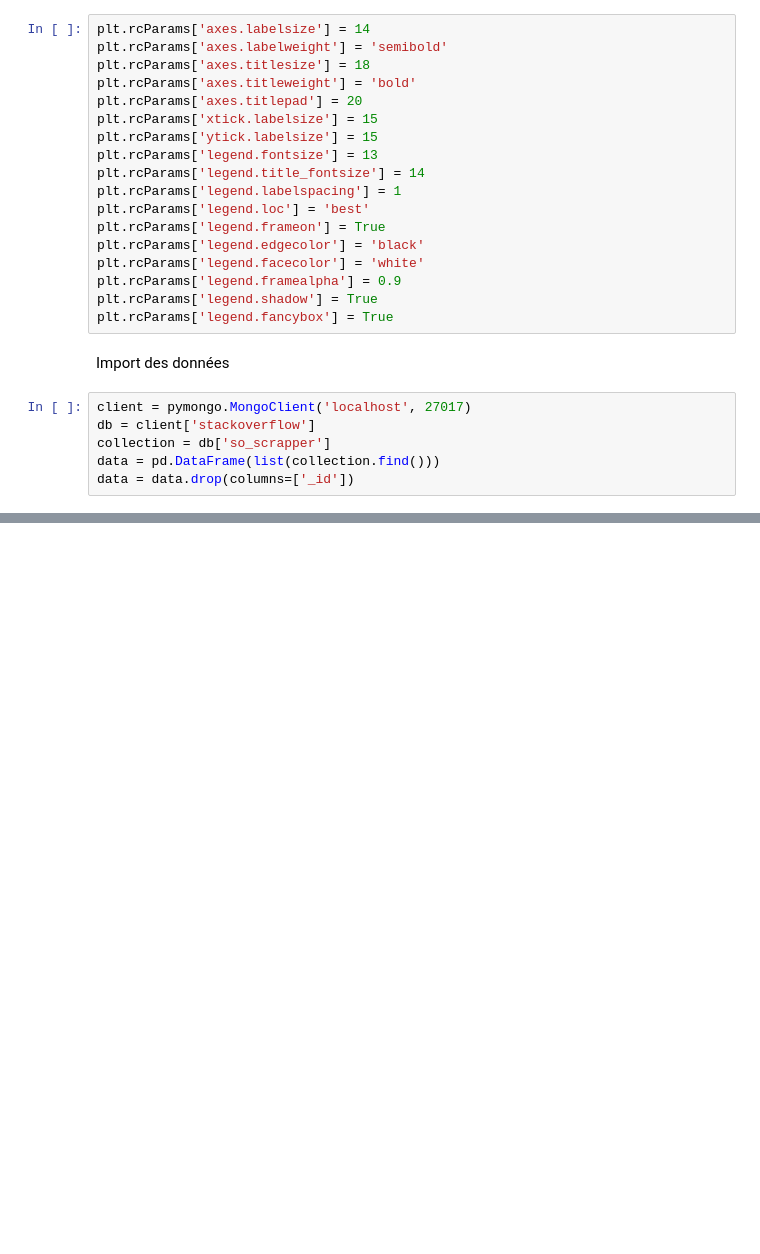
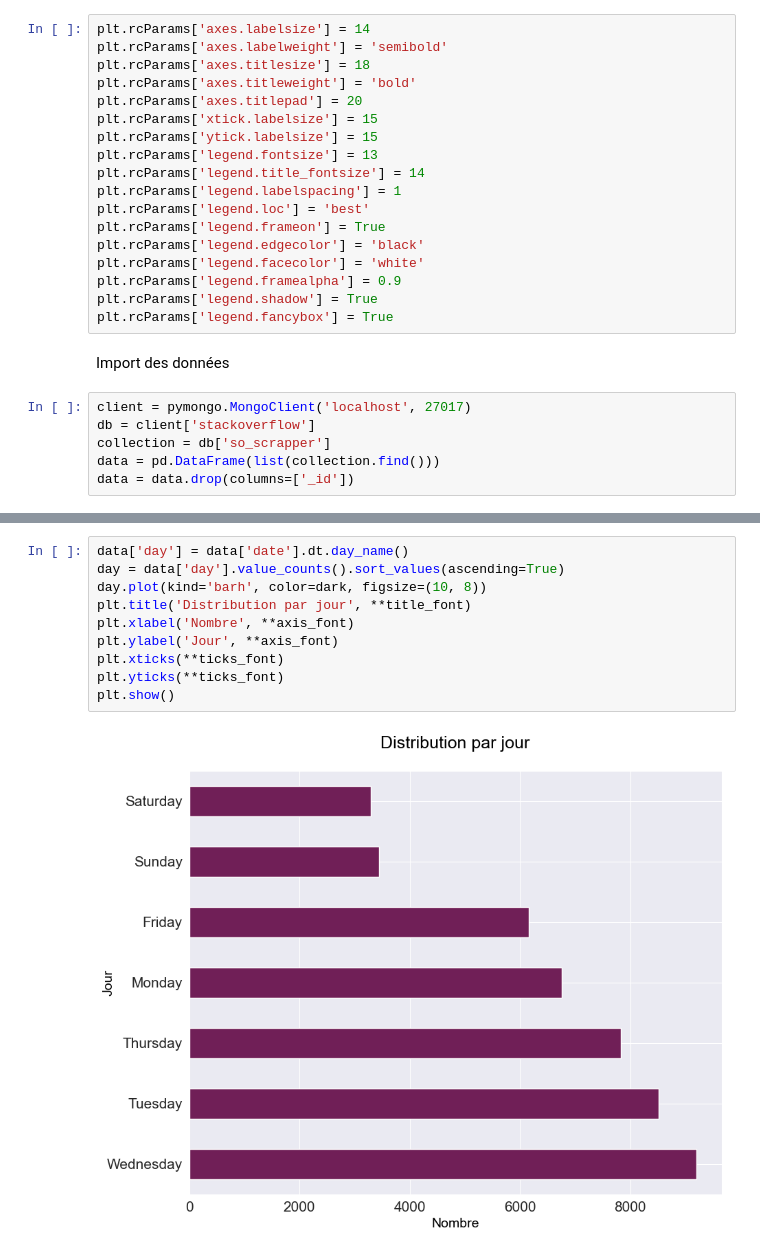
Before and after one commit to matthieu-geley/so-scrapper, a Jupyter notebook: EDA.ipynb, the cells around one changed output, grey strips where cells are left out. Drawn from its saved outputs; the diff is of its cells as text; blank space fills up the shorter version.

```diff
--- a/EDA.ipynb
+++ b/EDA.ipynb
@@ -92,0 +155,12 @@ memory usage: 2.1+ MB
+# %%
+data['day'] = data['date'].dt.day_name()
+day = data['day'].value_counts().sort_values(ascending=True)
+day.plot(kind='barh', color=dark, figsize=(10, 8))
+plt.title('Distribution par jour', **title_font)
+plt.xlabel('Nombre', **axis_font)
+plt.ylabel('Jour', **axis_font)
+plt.xticks(**ticks_font)
+plt.yticks(**ticks_font)
+plt.show()
+# %% [output]
+[figure, added]
```
Also changed, not shown: parts of 9 cells of this notebook, 9 other files.
